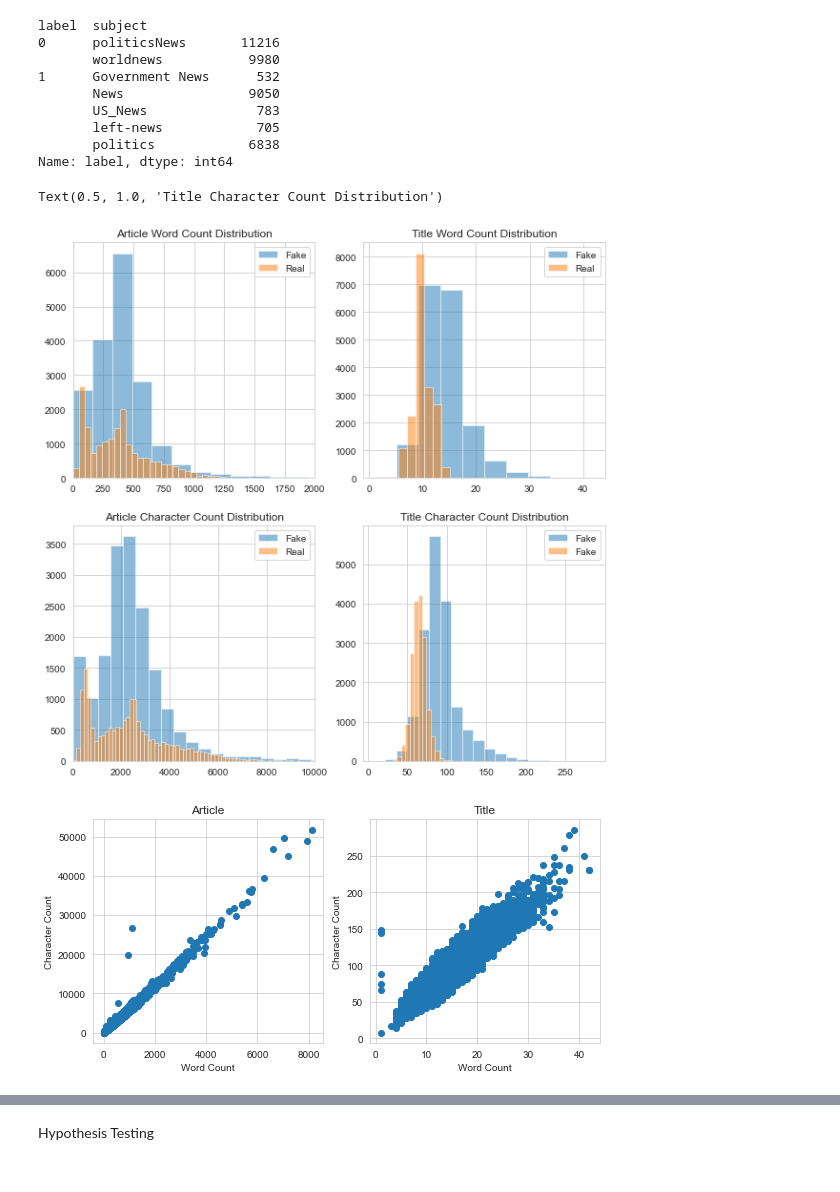
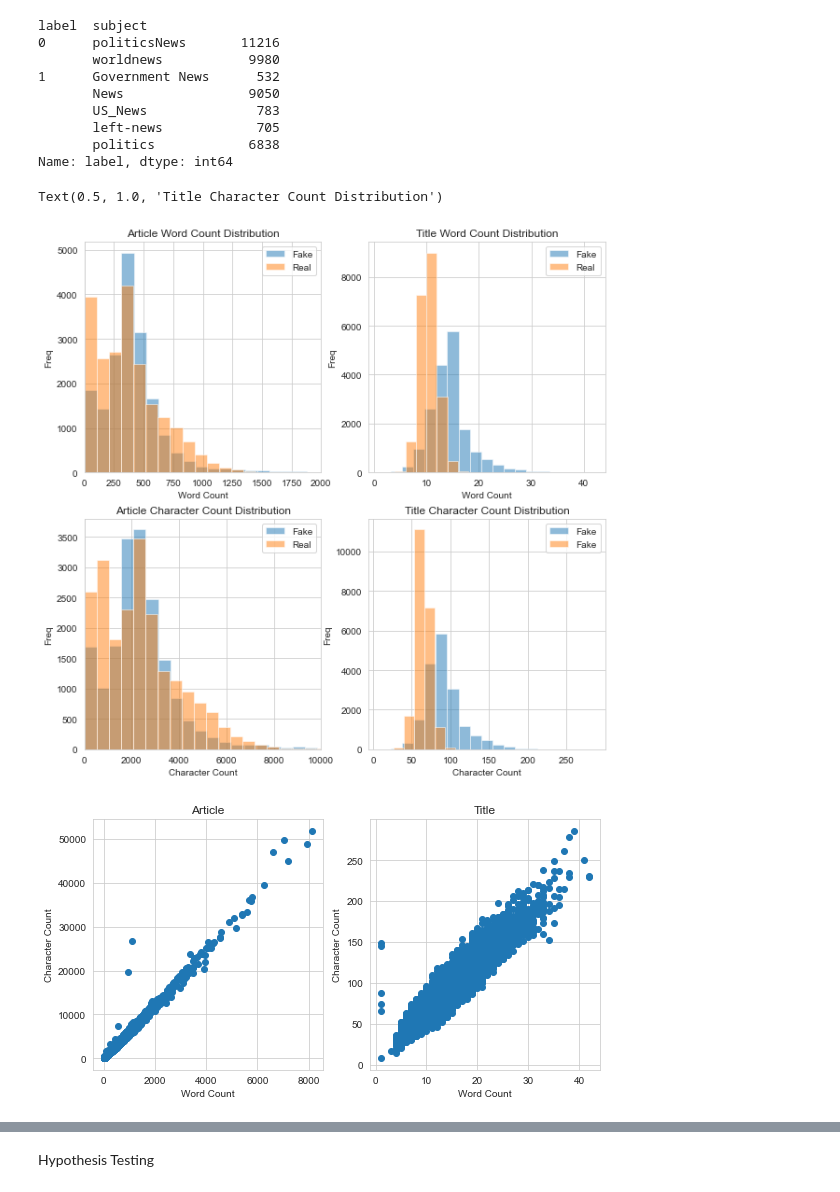
Before and after one commit to annadouv88/Springboard, a Jupyter notebook: Capstone Two/Capstone 2_EDA.ipynb, the cells around one changed output, grey strips where cells are left out. Cells and saved outputs as stored; diff of their text form; code cells hidden in the pictures.

Commit message:
updated visualizations, hypothesis test, features

```diff
--- a/Capstone Two/Capstone 2_EDA.ipynb
+++ b/Capstone Two/Capstone 2_EDA.ipynb
@@ -71,23 +78,17 @@ df['exclam'] = df.text.str.count('!')
 # %%
 #question mark count
-df['qmark'] = [df.text[i].count('?') for i in range(len(df))]
+df['qmark_text'] = [df.text[i].count('?') for i in range(len(df))]
+df['qmark_title'] = [df.title[i].count('?') for i in range(len(df))]
 # %%
 #period count
 df['period'] =[df.text[i].count('.') for i in range(len(df))]
 # %%
 #@ count
-df['at'] = df.text.str.count('@')
+df['at_sign'] = df.text.str.count('@')
-# %%
-#stopwords percentage
-from nltk.corpus import stopwords
-stop = stopwords.words('english')
-def stop_p(text):
-    words = text.split()
-    if len(words) > 0:
-        return len([word for word in words if word in stop]) / len(words)
-    else:
-        return 0
-df['stop%'] = df['text'].apply(lambda x: stop_p(x))
+# %%
+#stopwords
+stop = stopwords.words('english')
+df['stop'] = df.text.apply(lambda x: len([x for x in x.split() if x in stop]))
 # %%
 #descriptive stats
 df.describe().T
@@ -151,50 +143,58 @@ df.drop('subject', axis=1, inplace=True)
 sns.set_style('whitegrid')
 plt.figure(figsize=(10,10))
 plt.subplot(2,2,1)
-plt.hist(fake['text_wc'], alpha=.5, bins=50, label='Fake')
-plt.hist(random_true['text_wc'], alpha=.5, bins=50, label='Real')
+plt.hist(fake['text_wc'], alpha=.5, bins=78, label='Fake')
+plt.hist(true['text_wc'], alpha=.5, bins=50, label='Real')
 plt.xlim([0,2000])
 plt.legend()
+plt.xlabel('Word Count')
+plt.ylabel('Freq')
 plt.title('Article Word Count Distribution')
 
 plt.subplot(2,2,2)
-plt.hist(fake['title_wc'], bins= 10,alpha=.5,label='Fake')
-plt.hist(random_true['title_wc'], bins= 10,alpha=.5, label='Real')
+plt.hist(fake['title_wc'], bins= 19,alpha=.5,label='Fake')
+plt.hist(true['title_wc'], bins= 8,alpha=.5, label='Real')
 plt.legend()
+plt.xlabel('Word Count')
+plt.ylabel('Freq')
 plt.title('Title Word Count Distribution')
 
 plt.subplot(2,2,3)
 plt.hist(fake['text_cc'], bins=100, alpha=.5, label='Fake')
-plt.hist(random_true['text_cc'], bins=100, alpha=.5, label='Real')
+plt.hist(true['text_cc'], bins=58, alpha=.5, label='Real')
 plt.xlim([0,10000])
 plt.legend()
+plt.xlabel('Character Count')
+plt.ylabel('Freq')
 plt.title('Article Character Count Distribution')
 
 plt.subplot(2,2,4)
-plt.hist(fake['title_cc'], bins=20, alpha=.5, label='Fake')
-plt.hist(random_true['title_cc'], bins=20, alpha=.5, label='Fake')
+plt.hist(fake['title_cc'], bins=19, alpha=.5, label='Fake')
+plt.hist(true['title_cc'], bins=8, alpha=.5, label='Fake')
 plt.legend()
+plt.xlabel('Character Count')
+plt.ylabel('Freq')
 plt.title('Title Character Count Distribution')
 # %% [output]
 Text(0.5, 1.0, 'Title Character Count Distribution')
-[figure, old version]
+[figure, new version]
 # %%
-plt.figure(figsize=(8,4))
-plt.subplot(1,2,1)
+plt.figure(figsize=(8,8))
+plt.subplot(2,2,1)
 plt.scatter(df.text_wc, df.text_cc)
 plt.title('Article')
 plt.xlabel('Word Count')
 plt.ylabel('Character Count')
 
-plt.subplot(1,2,2)
+plt.subplot(2,2,2)
 plt.scatter(df.title_wc, df.title_cc)
 plt.title('Title')
 plt.xlabel('Word Count')
 plt.ylabel('Character Count')
 
 plt.tight_layout()
 # %% [output]
-[figure, old version]
+[figure, new version]
 # %%
 #correlation heatmap
 plt.figure(figsize=(12,8))
```
Also changed, not shown: parts of 28 cells of this notebook.
